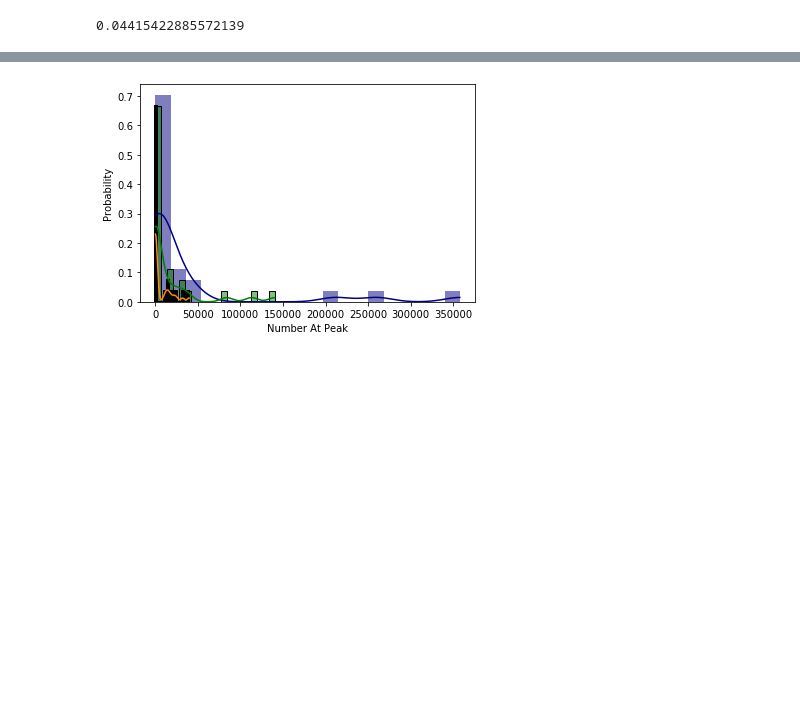
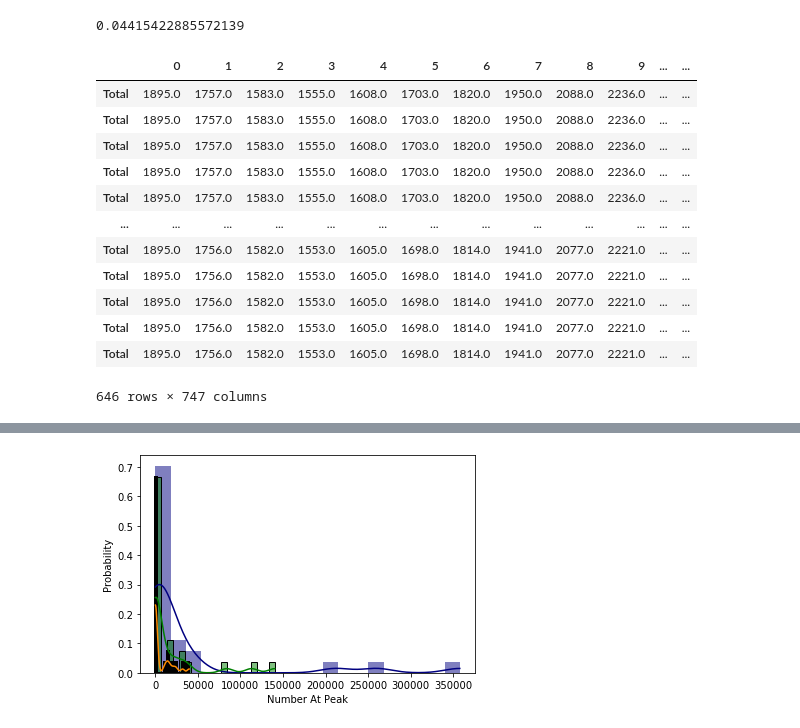
Before and after one commit to thivinanandh/covidPlotWave3, a Jupyter notebook: Plotting_Scripts.ipynb, the cells around one changed output, grey strips where cells are left out. Saved outputs shown, nothing was run; the diff lists cells and outputs as text; code cells hidden in the pictures; blank space fills up the shorter version.

```diff
--- a/Plotting_Scripts.ipynb
+++ b/Plotting_Scripts.ipynb
@@ -354,3 +315,27 @@ df_nucleation_11_ratio = fracAtPeak(df_nucleation_11_ratio)
 # %%
 df_nucleation_18_ratio =  fracAtPeak(df_nucleation_18_ratio)
 df_nucleation_18plus_ratio =  fracAtPeak(df_nucleation_18plus_ratio)
+# %%
+df_nucleation_total=df_nucleation_total[df_nucleation_total['Date Of Peak']!=670]
+df_nucleation_total['11FracAtPeak']=df_nucleation_11_ratio['fracAtDop'].tolist()
+df_nucleation_total['18FracAtPeak']=df_nucleation_11_ratio['fracAtDop'].tolist()
+df_nucleation_total['45FracAtPeak']=df_nucleation_11_ratio['fracAtDop'].tolist()
+df_nucleation_total['60FracAtPeak']=df_nucleation_11_ratio['fracAtDop'].tolist()
+df_nucleation_total['60plusFracAtPeak']=df_nucleation_11_ratio['fracAtDop'].tolist()
+df_nucleation_total['18plusFracAtPeak']=df_nucleation_11_ratio['fracAtDop'].tolist()
+# %%
+df_nucleation_total
+# %% [output]
+|  | 0 | 1 | 2 | 3 | 4 | 5 | 6 | 7 | 8 | 9 | ... | ... |
+| Total | 1895.0 | 1757.0 | 1583.0 | 1555.0 | 1608.0 | 1703.0 | 1820.0 | 1950.0 | 2088.0 | 2236.0 | ... | ... |
+| Total | 1895.0 | 1757.0 | 1583.0 | 1555.0 | 1608.0 | 1703.0 | 1820.0 | 1950.0 | 2088.0 | 2236.0 | ... | ... |
+| Total | 1895.0 | 1757.0 | 1583.0 | 1555.0 | 1608.0 | 1703.0 | 1820.0 | 1950.0 | 2088.0 | 2236.0 | ... | ... |
+| Total | 1895.0 | 1757.0 | 1583.0 | 1555.0 | 1608.0 | 1703.0 | 1820.0 | 1950.0 | 2088.0 | 2236.0 | ... | ... |
+| Total | 1895.0 | 1757.0 | 1583.0 | 1555.0 | 1608.0 | 1703.0 | 1820.0 | 1950.0 | 2088.0 | 2236.0 | ... | ... |
+| ... | ... | ... | ... | ... | ... | ... | ... | ... | ... | ... | ... | ... |
+| Total | 1895.0 | 1756.0 | 1582.0 | 1553.0 | 1605.0 | 1698.0 | 1814.0 | 1941.0 | 2077.0 | 2221.0 | ... | ... |
+| Total | 1895.0 | 1756.0 | 1582.0 | 1553.0 | 1605.0 | 1698.0 | 1814.0 | 1941.0 | 2077.0 | 2221.0 | ... | ... |
+| Total | 1895.0 | 1756.0 | 1582.0 | 1553.0 | 1605.0 | 1698.0 | 1814.0 | 1941.0 | 2077.0 | 2221.0 | ... | ... |
+| Total | 1895.0 | 1756.0 | 1582.0 | 1553.0 | 1605.0 | 1698.0 | 1814.0 | 1941.0 | 2077.0 | 2221.0 | ... | ... |
+| Total | 1895.0 | 1756.0 | 1582.0 | 1553.0 | 1605.0 | 1698.0 | 1814.0 | 1941.0 | 2077.0 | 2221.0 | ... | ... |
+646 rows × 747 columns
```
Also changed, not shown: parts of 3 cells of this notebook, 5 other files.
